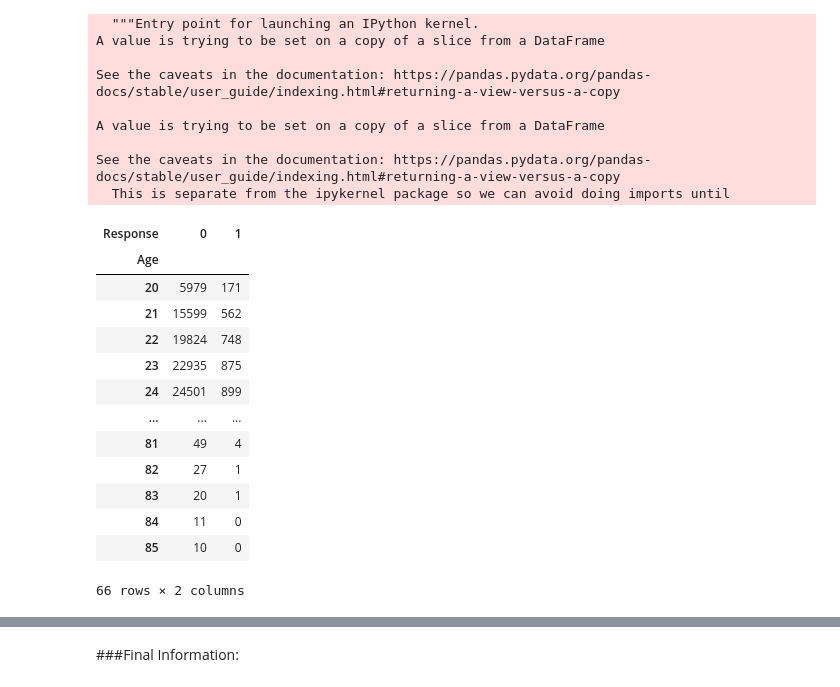
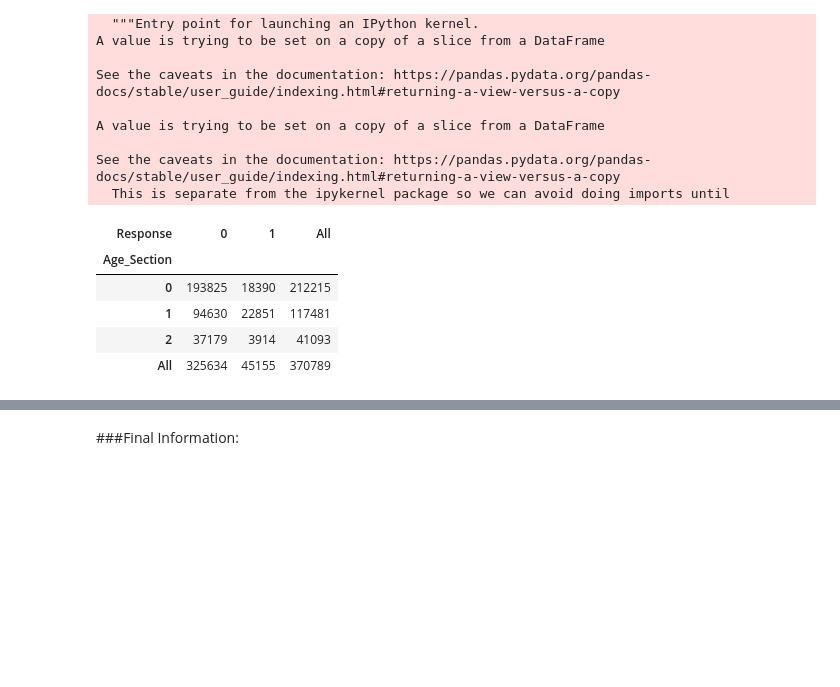
Before and after one commit to gauriagarwal18/HEALTH-INSURANCE-CROSS-SELL-PREDICTION, a Jupyter notebook: HEALTH_INSURANCE_CROSS_SELL_PREDICTION.ipynb, the cells around one changed output, grey strips where cells are left out. Saved outputs shown, nothing was run; the diff lists cells and outputs as text; code cells hidden in the pictures; blank space fills up the shorter version.

```diff
--- a/HEALTH_INSURANCE_CROSS_SELL_PREDICTION.ipynb
+++ b/HEALTH_INSURANCE_CROSS_SELL_PREDICTION.ipynb
@@ -507,19 +525,11 @@ A value is trying to be set on a copy of a slice from a DataFrame
 See the caveats in the documentation: https://pandas.pydata.org/pandas-docs/stable/user_guide/indexing.html#returning-a-view-versus-a-copy
   This is separate from the ipykernel package so we can avoid doing imports until
 # %%
-pd.crosstab(insurance["Age"],insurance["Response"])
+pd.crosstab(insurance["Age_Section"],insurance["Response"],margins=True)
 # %% [output]
-| Response | 0 | 1 |
-| Age |  |  |
-| 20 | 5979 | 171 |
-| 21 | 15599 | 562 |
-| 22 | 19824 | 748 |
-| 23 | 22935 | 875 |
-| 24 | 24501 | 899 |
-| ... | ... | ... |
-| 81 | 49 | 4 |
-| 82 | 27 | 1 |
-| 83 | 20 | 1 |
-| 84 | 11 | 0 |
-| 85 | 10 | 0 |
+| Response | 0 | 1 | All |
+| Age_Section |  |  |  |
+| 0 | 193825 | 18390 | 212215 |
+| 1 | 94630 | 22851 | 117481 |
+| 2 | 37179 | 3914 | 41093 |
+| All | 325634 | 45155 | 370789 |
-66 rows × 2 columns
```
Also changed, not shown: parts of 14 cells of this notebook.
